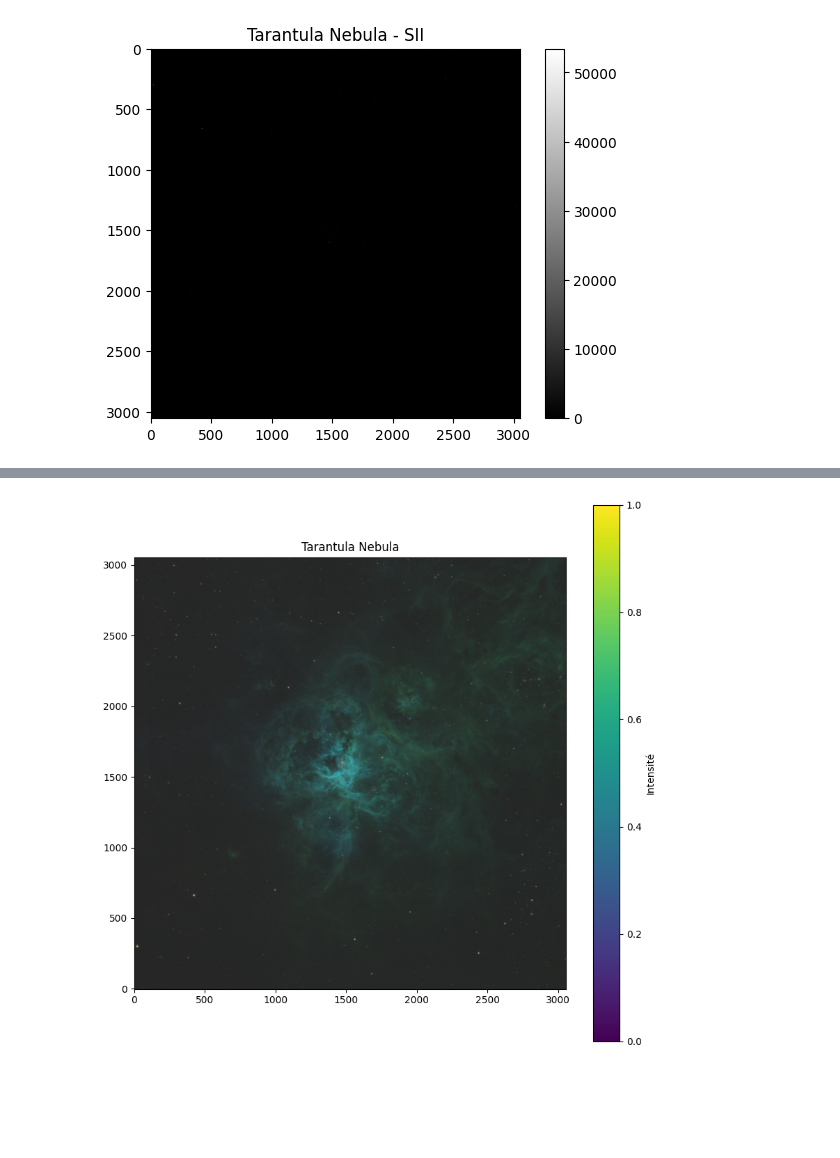
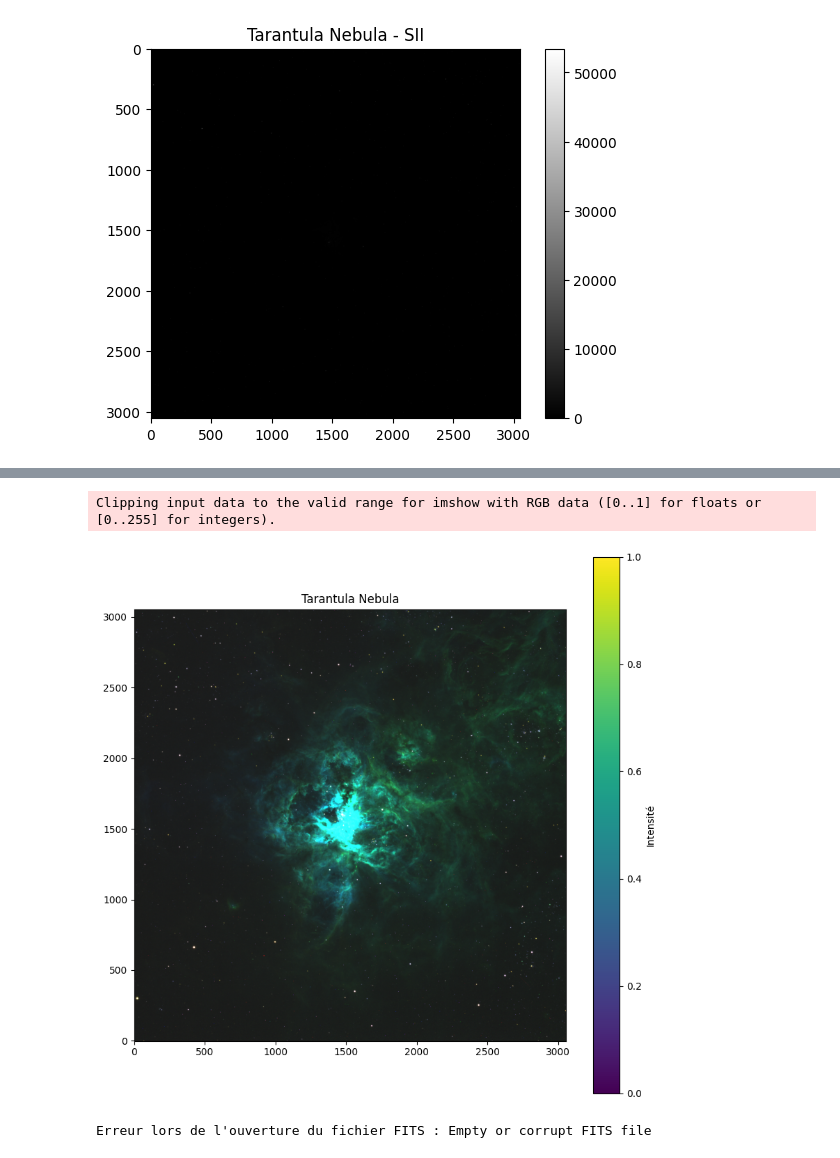
Before and after one commit to 4lexiiissss/ImageProcessingAstronomie, a Jupyter notebook: algo.ipynb, the cells around one changed output, grey strips where cells are left out. Cells and saved outputs as stored; diff of their text form; code cells hidden in the pictures; blank space fills up the shorter version.

Commit message:
amélioration de l'image

```diff
--- a/algo.ipynb
+++ b/algo.ipynb
@@ -103,30 +88,39 @@ Found 33098 results.
 # %%
 from astropy.io import fits
-from astropy.visualization import (LogStretch, ImageNormalize)
+from astropy.visualization import (MinMaxInterval, ImageNormalize)
 import matplotlib.pyplot as plt
 import numpy as np
 
 data = fits.getdata('images/Tarantula_Nebula-halpha.fit')
 data2 = fits.getdata('images/Tarantula_Nebula-oiii.fit')
 data3 = fits.getdata('images/Tarantula_Nebula-sii.fit')
 
-#Fixe la même plage d'intensité pour chaque filtre
-vmin = 0
-vmax = max(np.max(data), np.max(data2), np.max(data3))
-norm = ImageNormalize(data, vmin=vmin, vmax=vmax, stretch=LogStretch())
-norm2 = ImageNormalize(data2, vmin=vmin, vmax=vmax, stretch=LogStretch())
-norm3 = ImageNormalize(data3, vmin=vmin, vmax=vmax, stretch=LogStretch())
+# Fixer les plages de valeurs pour augmenter le contraste (modifier selon les besoins)
+vmin, vmax = 10, 1000
 
+norm = ImageNormalize(data, vmin=vmin, vmax=vmax, interval=MinMaxInterval())
+norm2 = ImageNormalize(data2, vmin=vmin, vmax=vmax, interval=MinMaxInterval())
+norm3 = ImageNormalize(data3, vmin=vmin, vmax=vmax, interval=MinMaxInterval())
 
-rgb_image = np.zeros((data.shape[0], data.shape[1], 3))
-rgb_image[..., 0] = norm3(data3)
-rgb_image[..., 1] = norm(data)
-rgb_image[..., 2] = norm2(data2)
+rgb_image = np.dstack((norm3(data3), norm(data), norm2(data2)))
 
 plt.figure(figsize=(10, 10))
 plt.imshow(rgb_image, origin='lower')
 plt.title("Tarantula Nebula")
 plt.colorbar(label="Intensité")
 plt.show()
 # %% [output]
+Clipping input data to the valid range for imshow with RGB data ([0..1] for floats or [0..255] for integers).
-[figure, old version]
+[figure, new version]
+# %%
+from astropy.io import fits
+
+# Chargement du fichier FITS
+filename = 'images/mastDownload/TESS/tess2019255032927-s0016-4-3-0152-s/tess2019255032927-s0016-4-3-0152-s_ffic.fits'
+try:
+    hdul = fits.open(filename)
+    hdul.info()  # Affiche des informations sur le fichier FITS
+except Exception as e:
+    print(f"Erreur lors de l'ouverture du fichier FITS : {e}")
+# %% [output]
+Erreur lors de l'ouverture du fichier FITS : Empty or corrupt FITS file
```
Also changed, not shown: parts of 1 cell of this notebook.
